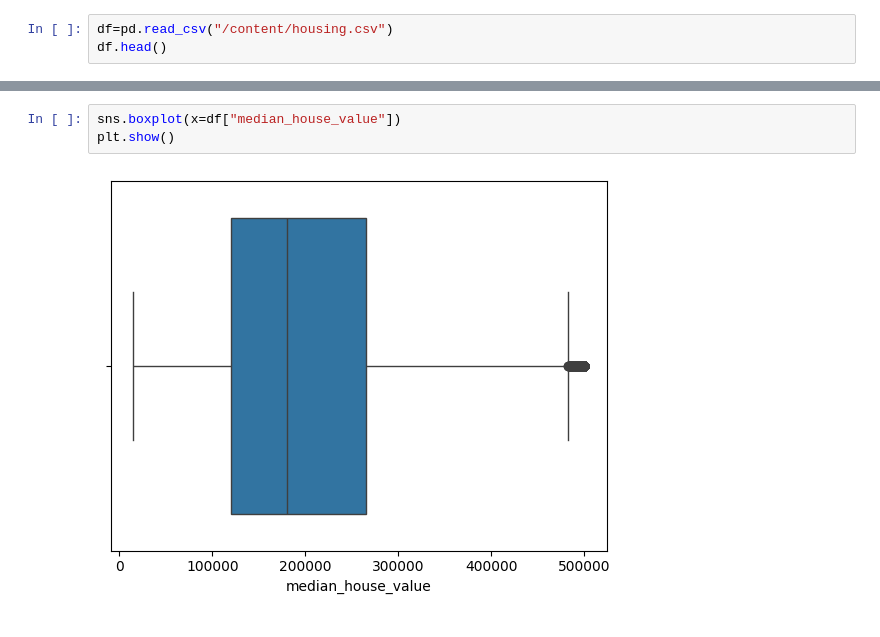
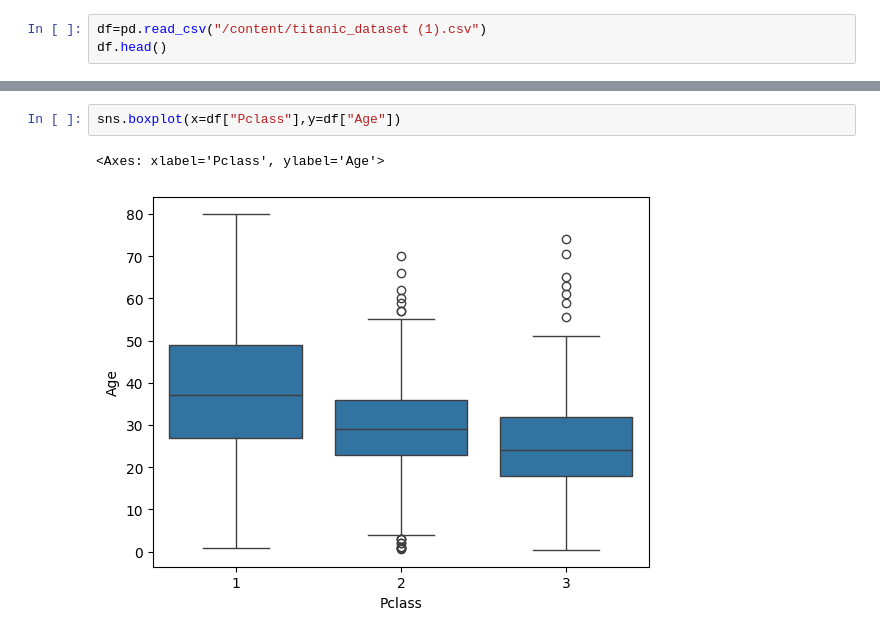
Before and after one commit to zuhaibai123/Logistic-regression, a Jupyter notebook: Welcome_To_Colab.ipynb, the cells around one changed output, grey strips where cells are left out. Cells and saved outputs as stored; diff of their text form.

```diff
--- a/Welcome_To_Colab.ipynb
+++ b/Welcome_To_Colab.ipynb
@@ -8,4 +9,4 @@ import sklearn as skl
 # %%
-df=pd.read_csv("/content/housing.csv")
+df=pd.read_csv("/content/titanic_dataset (1).csv")
 df.head()
 # %% [output]
@@ -18,5 +31,5 @@ df.head()
 # %%
-sns.boxplot(x=df["median_house_value"])
-plt.show()
+sns.boxplot(x=df["Pclass"],y=df["Age"])
 # %% [output]
+<Axes: xlabel='Pclass', ylabel='Age'>
-[figure, old version]
+[figure, new version]
```
Also changed, not shown: parts of 46 cells of this notebook.
